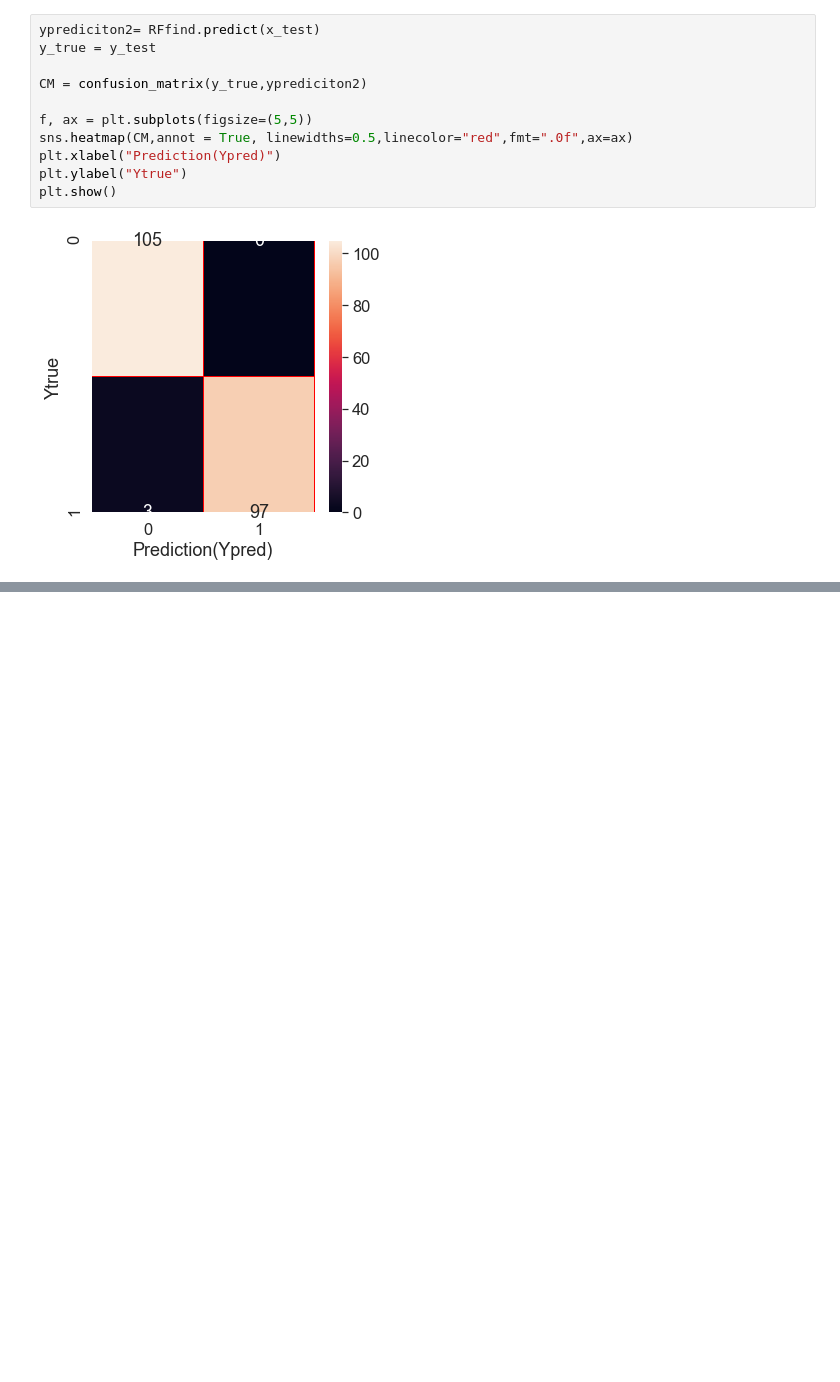
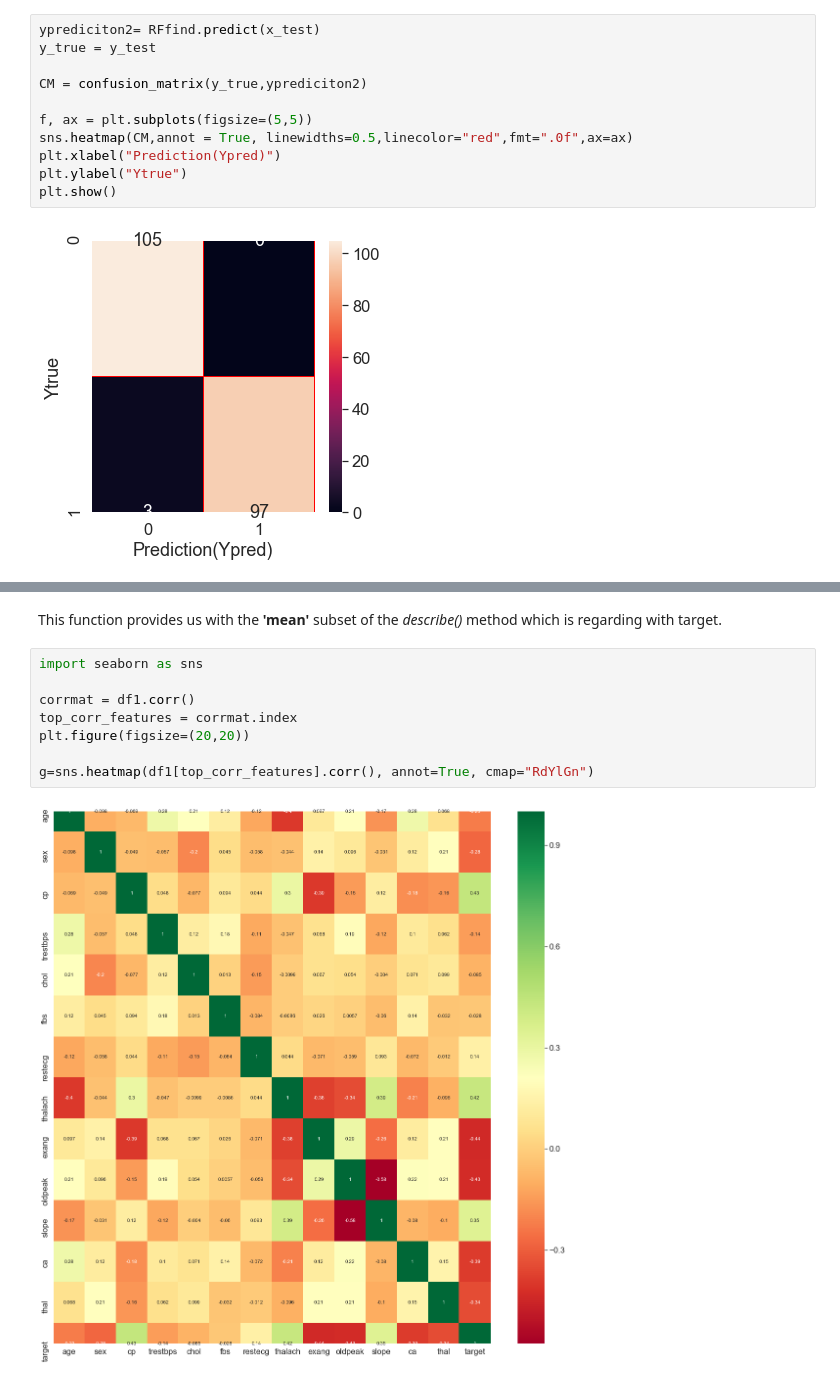
Before and after one commit to DashaShevkoplyas/heart_disease_prediction, a Jupyter notebook: Prediction of Heart Diseases.ipynb, the cells around one changed output, grey strips where cells are left out. Cells and saved outputs as stored; diff of their text form; blank space fills up the shorter version.

```diff
--- a/Prediction of Heart Diseases.ipynb
+++ b/Prediction of Heart Diseases.ipynb
@@ -510,0 +604,12 @@ plt.show()
+# %% [markdown]
+This function provides us with the <b>'mean'</b> subset of the <i>describe()</i> method which is regarding with target.
+# %%
+import seaborn as sns
+
+corrmat = df1.corr()
+top_corr_features = corrmat.index
+plt.figure(figsize=(20,20))
+
+g=sns.heatmap(df1[top_corr_features].corr(), annot=True, cmap="RdYlGn")
+# %% [output]
+[figure, added]
```
Also changed, not shown: parts of 52 cells of this notebook, 1 other file.
